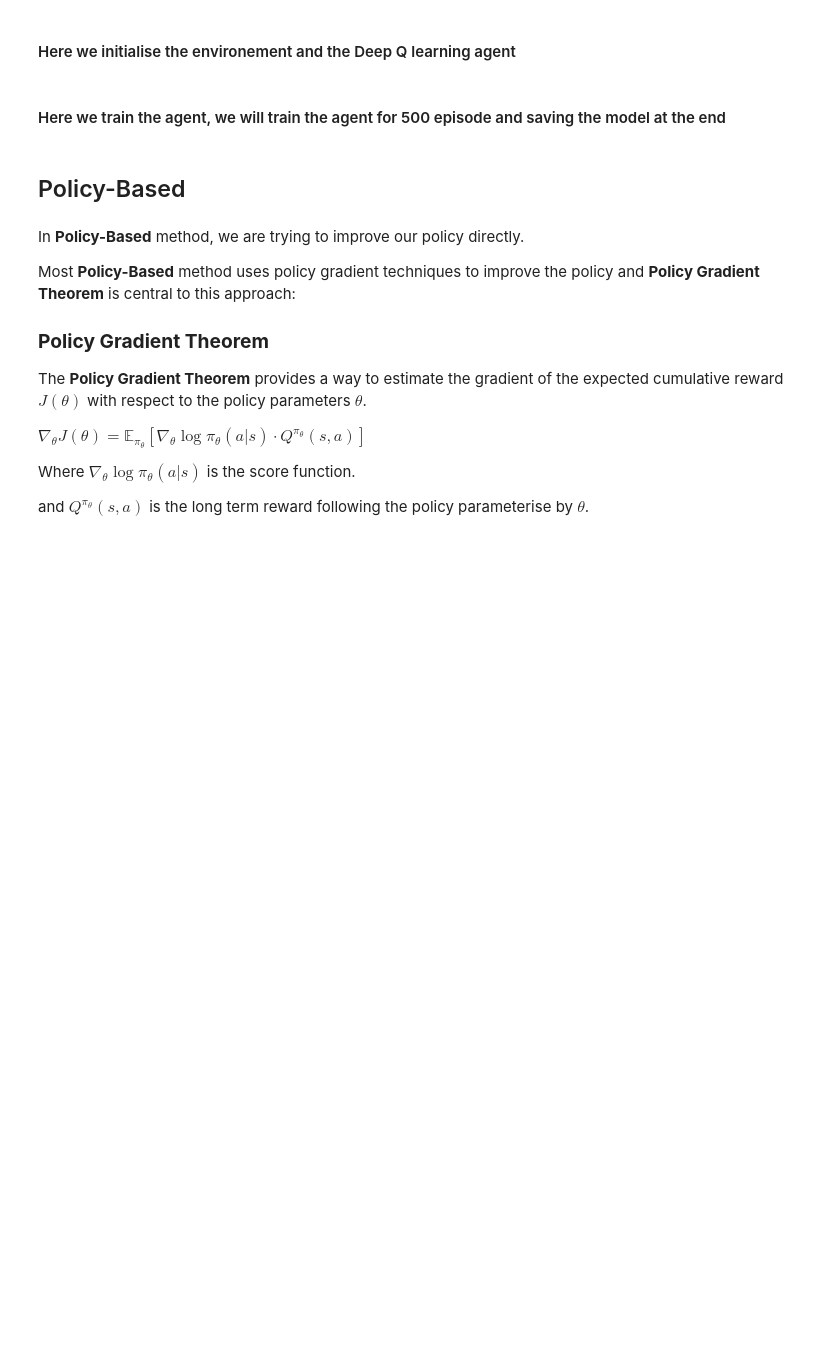
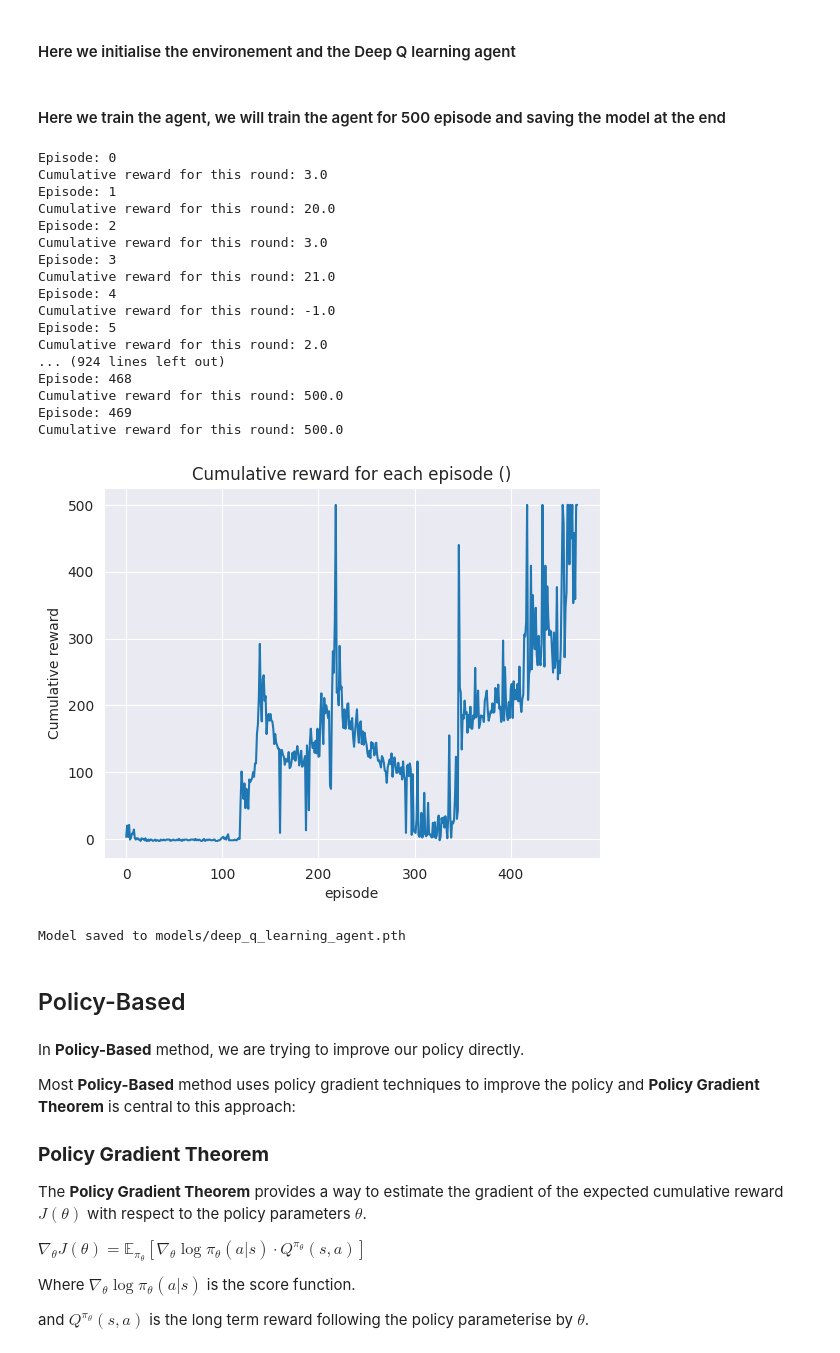
Before and after one commit to pehz0007/SC3000, a Jupyter notebook: lab.ipynb, the cells around one changed output. Drawn from its saved outputs; the diff is of its cells as text; code cells hidden in the pictures; blank space fills up the shorter version.

```diff
--- a/lab.ipynb
+++ b/lab.ipynb
@@ -456,14 +457,42 @@ deep_q_learning_agent = DeepQLearningAgent(state_size, action_size)
 # %% [markdown]
 <H4> Here we train the agent, we will train the agent for 500 episode and saving the model at the end
 # %%
+
+counter = 0
 for i in range(500):
     print("Episode: " + str(i))
     cumulative_reward = run_episode(env, deep_q_learning_agent)
     episode_results.append(cumulative_reward)
 
+    # Early stopping to prevent overfitting
+    if cumulative_reward == 500:
+        counter += 1
+        if counter == 10:
+            break
+
 show_result(episode_results)
 
 deep_q_learning_agent.save_model("models/deep_q_learning_agent.pth")
+# %% [output]
+Episode: 0
+Cumulative reward for this round: 3.0
+Episode: 1
+Cumulative reward for this round: 20.0
+Episode: 2
+Cumulative reward for this round: 3.0
+Episode: 3
+Cumulative reward for this round: 21.0
+Episode: 4
+Cumulative reward for this round: -1.0
+Episode: 5
+Cumulative reward for this round: 2.0
+... (924 lines left out)
+Episode: 468
+Cumulative reward for this round: 500.0
+Episode: 469
+Cumulative reward for this round: 500.0
+[figure, added]
+Model saved to models/deep_q_learning_agent.pth
 # %% [markdown]
 ## Policy-Based
 # %% [markdown]
```
Also changed, not shown: parts of 8 cells of this notebook.
